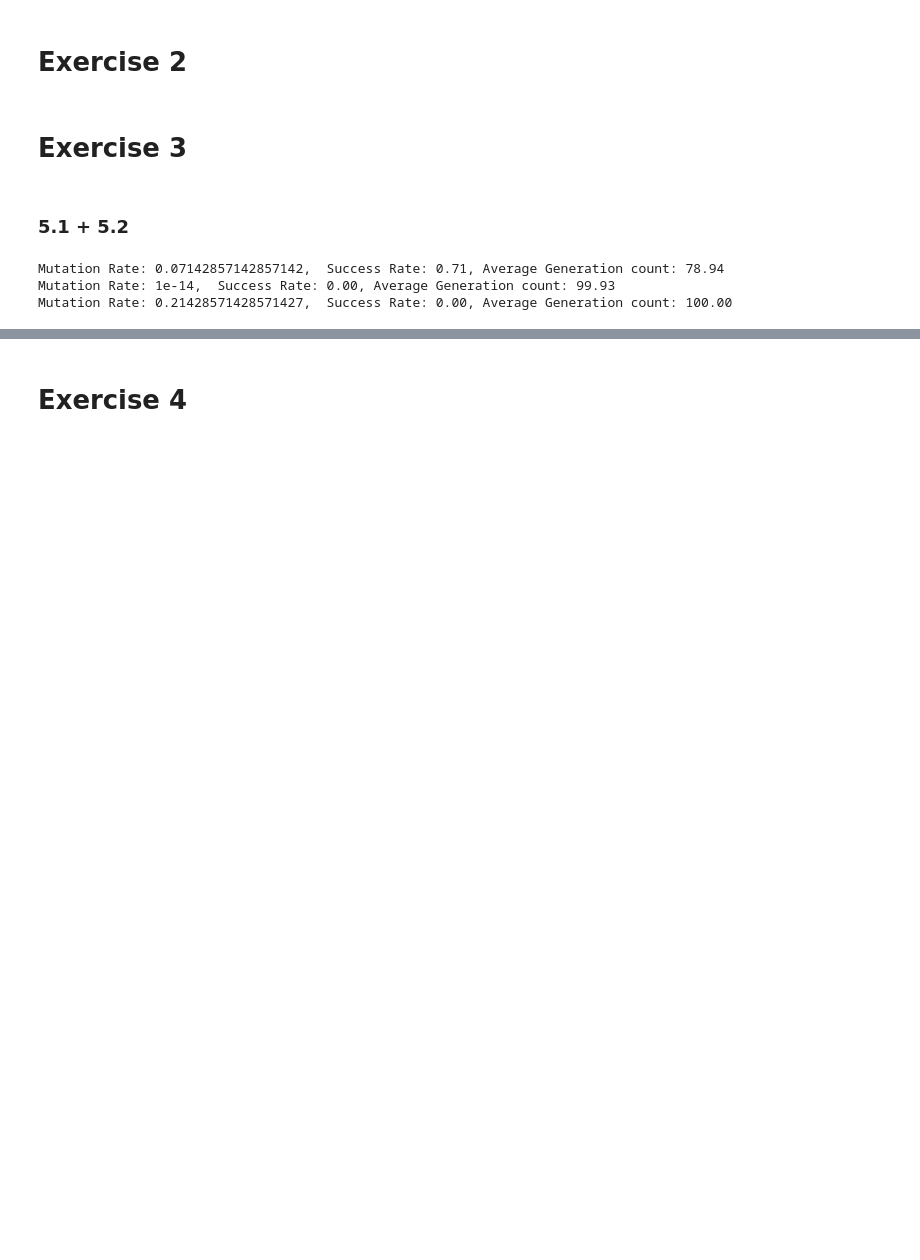
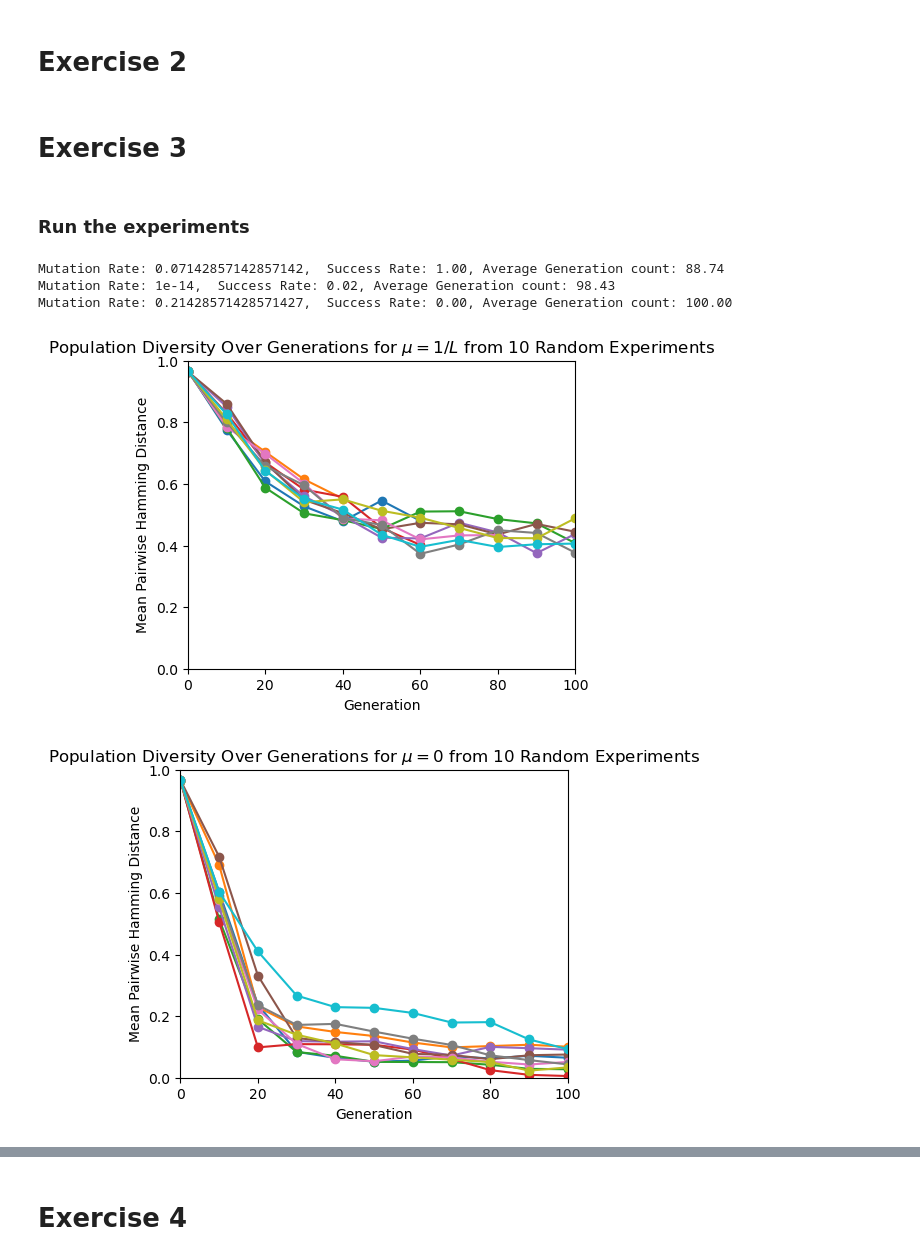
Before and after one commit to jasperpieterse/Natural-Computing, a Jupyter notebook: Assignment 3/Natural_Computing_Assignment3.ipynb, the cells around one changed output, grey strips where cells are left out. Saved outputs shown, nothing was run; the diff lists cells and outputs as text; code cells hidden in the pictures; blank space fills up the shorter version.

```diff
--- a/Assignment 3/Natural_Computing_Assignment3.ipynb
+++ b/Assignment 3/Natural_Computing_Assignment3.ipynb
@@ -155,46 +197,55 @@ alphabet = "abcdefghijklmnopqrstuvwxyzABCDEFGHIJKLMNOPQRSTUVWXYZ" #alphabet cont
 L = len(target_string)
 population_size = 200
 crossover_rate = 1
-# %% [markdown]
-### 5.1 + 5.2
+# %% [markdown]
+### Run the experiments
 # %%
 def run_genetic_algorithm(mutation_rate, USE_LIMIT):
-    solutions, generation_counts = [], []
-
+    solutions, generation_counts, all_diversity_data, all_last_generations = [], [], [], []
     for _ in range(repeats):
-        solution, generation_count = genetic_algorithm(target_string, alphabet, population_size, generation_limit, crossover_rate, mutation_rate, k)
+        solution, generation_count, diversity_data, last_generation_population = genetic_algorithm(target_string, alphabet, population_size, generation_limit, crossover_rate, mutation_rate, k, USE_LIMIT)
         solutions.append(solution)
         generation_counts.append(generation_count)
+        all_diversity_data.append(diversity_data)
+        all_last_generations.append(last_generation_population)
 
     successes = sum(solution == target_string for solution in solutions)
     success_rate = successes / repeats
 
-    return success_rate, generation_counts
+    return success_rate, generation_counts, all_diversity_data, all_last_generations
 
 # Set common parameters
 k = 2   # number of competitors for each tournament selection
-repeats = 1000 # number of times to repeat each experiment
+repeats = 100 # number of times to repeat each experiment
 generation_limit = 100
 
 # Run genetic algorithm with different mutation rates and generation limits
 mutation_rate_1 = 1 / L
-USE_LIMIT_1 = False
+USE_LIMIT_1 = True
 
 mutation_rate_2 = 1e-14 #avoid numerical issues
 USE_LIMIT_2 = True
 
 mutation_rate_3 = 3 / L
 USE_LIMIT_3 = True
 
-# Run and print results
-success_rate_1, generation_counts_1 = run_genetic_algorithm(mutation_rate_1, USE_LIMIT_1)
-success_rate_2, generation_counts_2 = run_genetic_algorithm(mutation_rate_2, USE_LIMIT_2)
-success_rate_3, generation_counts_3 = run_genetic_algorithm(mutation_rate_3, USE_LIMIT_3)
+# Run results
+success_rate_1, generation_counts_1, diversity_data_1, all_last_generations_1 = run_genetic_algorithm(mutation_rate_1, USE_LIMIT_1)
+success_rate_2, generation_counts_2, diversity_data_2, all_last_generations_2 = run_genetic_algorithm(mutation_rate_2, USE_LIMIT_2)
+success_rate_3, generation_counts_3, diversity_data_3, all_last_generations_3 = run_genetic_algorithm(mutation_rate_3, USE_LIMIT_3)
 
+# Print results
 print(f"Mutation Rate: {mutation_rate_1},  Success Rate: {success_rate_1:.2f}, Average Generation count: {np.mean(generation_counts_1):.2f}")
 print(f"Mutation Rate: {mutation_rate_2},  Success Rate: {success_rate_2:.2f}, Average Generation count: {np.mean(generation_counts_2):.2f}")
 print(f"Mutation Rate: {mutation_rate_3},  Success Rate: {success_rate_3:.2f}, Average Generation count: {np.mean(generation_counts_3):.2f}")
+
+# Plot diversity over 10 random selected repeats
+plot_population_diversity(diversity_data_1, 1, mu_val = '1/L')
+plot_population_diversity(diversity_data_2, 2, mu_val = '0')
+plot_population_diversity(diversity_data_3, 3, mu_val = '3/L')
 # %% [output]
-Mutation Rate: 0.07142857142857142,  Success Rate: 0.71, Average Generation count: 78.94
-Mutation Rate: 1e-14,  Success Rate: 0.00, Average Generation count: 99.93
+Mutation Rate: 0.07142857142857142,  Success Rate: 1.00, Average Generation count: 88.74
+Mutation Rate: 1e-14,  Success Rate: 0.02, Average Generation count: 98.43
 Mutation Rate: 0.21428571428571427,  Success Rate: 0.00, Average Generation count: 100.00
+[figure, added]
+[figure, added]
```
Also changed, not shown: parts of 12 cells of this notebook, 8 other files.
